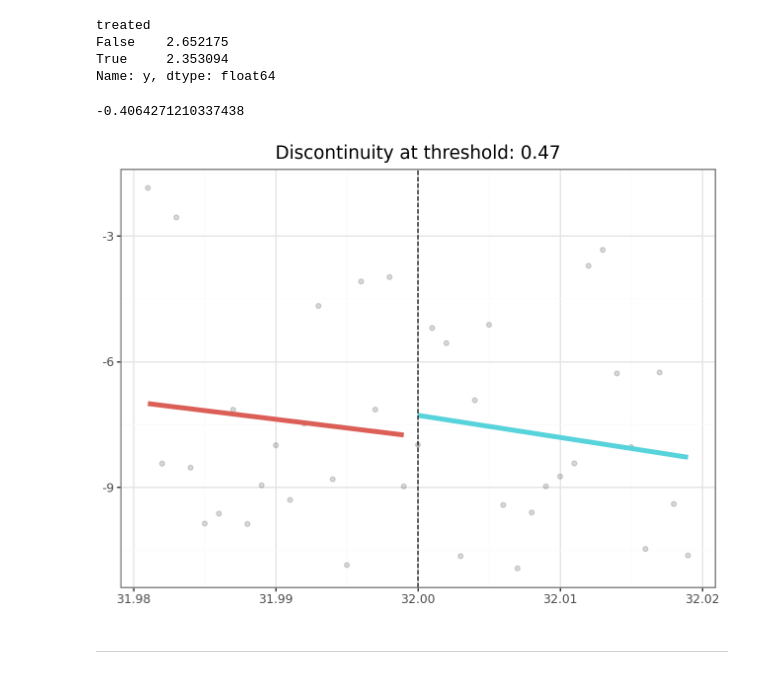
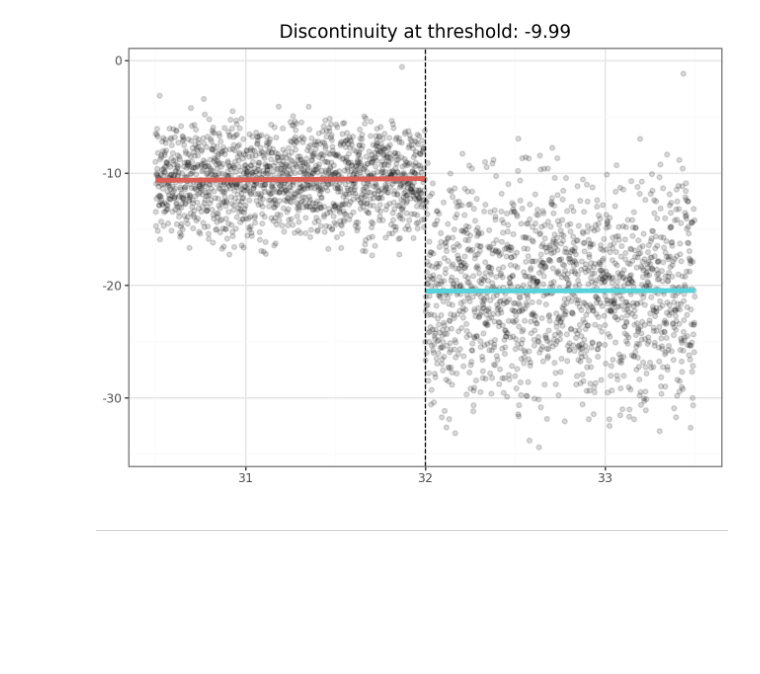
Before and after one commit to pietrolesci/tokenisation-bias, a Jupyter notebook: notebooks/run_rdd.ipynb, the cells around one changed output. Cells and saved outputs as stored; diff of their text form; code cells hidden in the pictures; blank space fills up the shorter version.

```diff
--- a/notebooks/run_rdd.ipynb
+++ b/notebooks/run_rdd.ipynb
@@ -37,0 +89,7 @@ pdata.head()
+# %%
+# Compute average log-prob per token across contexts
+avg_df = df.group_by(["new_token_id", "is_out_vocab"]).agg(
+    pl.col("log_prob_true").mean(), pl.col("log_prob_true_and_prefix").mean()
+)
+# %%
+avg_df = avg_df.join(tok.select(["new_token_id", "count"]), on="new_token_id")
@@ -37,0 +100,3 @@ pdata.head()
+# %%
+# Prepare for regression making the scale more compatible
+avg_df = avg_df.with_columns(pl.col("new_token_id") / 1_000)
@@ -38,7 +180,12 @@ pdata.head()
 # %%
 # Fit model
-rdd = smf.ols("y ~ x + treated + x:treated", pdata).fit(cov_type="HC3")
+rdd = smf.ols(
+    "log_prob_true_and_prefix ~ new_token_id + is_out_vocab + new_token_id:is_out_vocab", avg_df.to_pandas()
+).fit(cov_type="HC3")
 
 # Compute discontinuity at threasold
-discontinuity_at_threshold = rdd.predict({"x": [31.999, 32.0], "treated": [False, True]}).to_dict()
+discontinuity_at_threshold = rdd.predict({"new_token_id": [31.999, 32.0], "is_out_vocab": [False, True]}).to_dict()
 discontinuity_at_threshold = discontinuity_at_threshold[1] - discontinuity_at_threshold[0]
+print(discontinuity_at_threshold)
+
+rdd.summary()
@@ -71,32 +217,19 @@ strong multicollinearity or other numerical problems.
-# %%
-pdata.groupby("treated")["y"].std()
-# %% [output]
-treated
-False    2.652175
-True     2.353094
-Name: y, dtype: float64
-# %%
-simple_mean = pdata.groupby("treated")["y"].mean().to_dict()
-simple_mean[True] - simple_mean[False]
-# %% [output]
--0.4064271210337438
 # %%
 p = (
-    pn.ggplot(pdata, pn.aes(x="x", y="y"))
+    pn.ggplot(avg_df, pn.aes(x="new_token_id", y="log_prob_true_and_prefix"))
     + pn.geom_point(alpha=0.15)
-    + pn.geom_line(pn.aes(y=rdd.fittedvalues, color="treated"), size=2)
-    +
+    + pn.geom_line(pn.aes(y=rdd.fittedvalues, color="is_out_vocab"), size=2)
     # pn.coord_cartesian(ylim=(4, 12)) +
-    pn.geom_vline(xintercept=32.0, linetype="dashed", color="black")
+    + pn.geom_vline(xintercept=vocab_size / 1000, linetype="dashed", color="black")
     + pn.labs(x="", y="", colour="", title=f"Discontinuity at threshold: {discontinuity_at_threshold:.2f}")
     + pn.scale_colour_discrete(guide=None)
     + pn.theme_bw()
     # pn.scale_y_log10()
 )
 
 p
 # %% [output]
-[figure, old version]
+[figure, new version]
 # %% [markdown]
 ----
 # %%
```
Also changed, not shown: parts of 23 cells of this notebook, 13 other files.
